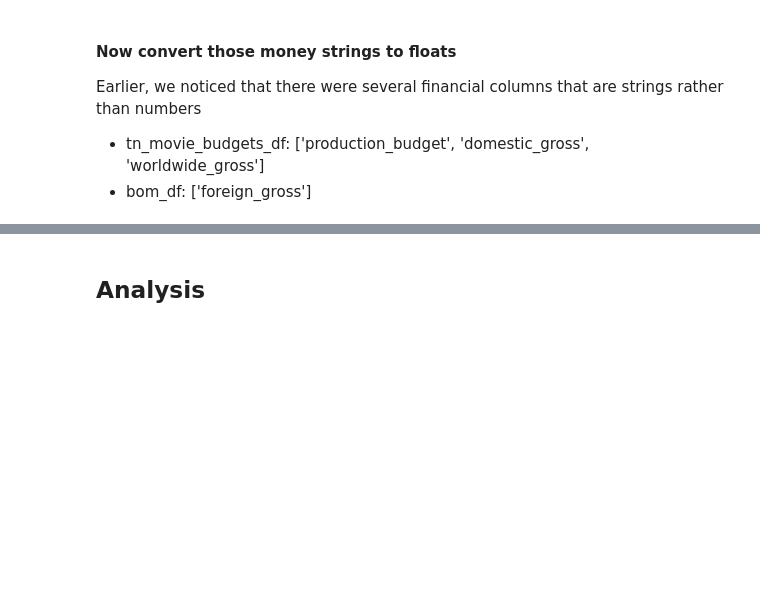
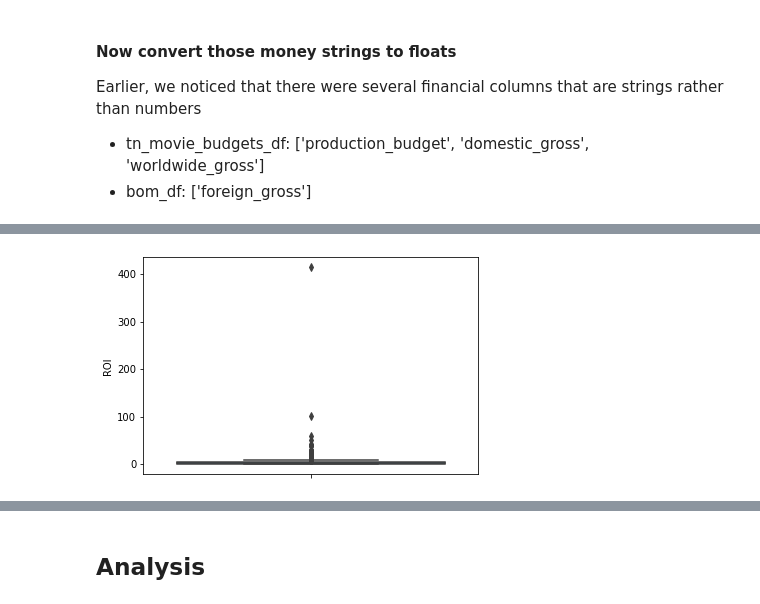
Before and after one commit to gcburgess/Xbox-to-Box-Office, a Jupyter notebook: greg-notebooks-folder/GREG_slightly_polished.ipynb, the cells around one changed output, grey strips where cells are left out. Cells and saved outputs as stored; diff of their text form; code cells hidden in the pictures; blank space fills up the shorter version.

```diff
--- a/greg-notebooks-folder/GREG_slightly_polished.ipynb
+++ b/greg-notebooks-folder/GREG_slightly_polished.ipynb
@@ -508,0 +671,4 @@ imdb_ratings_df[filt]
+# %%
+sns.boxplot(y='ROI',data=competing_studio_budgets_ratings_df);
+# %% [output]
+[figure, added]
```
Also changed, not shown: parts of 64 cells of this notebook.
